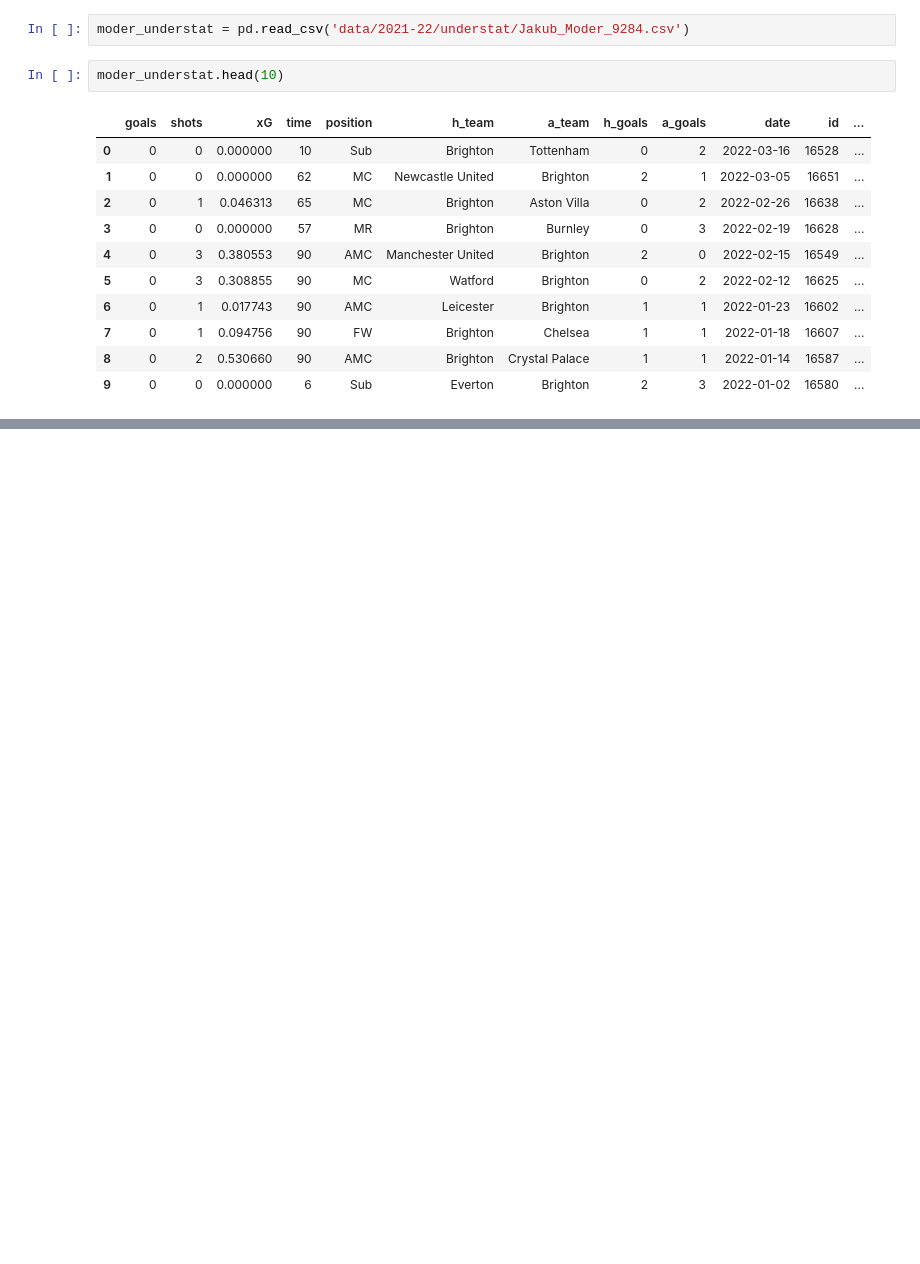
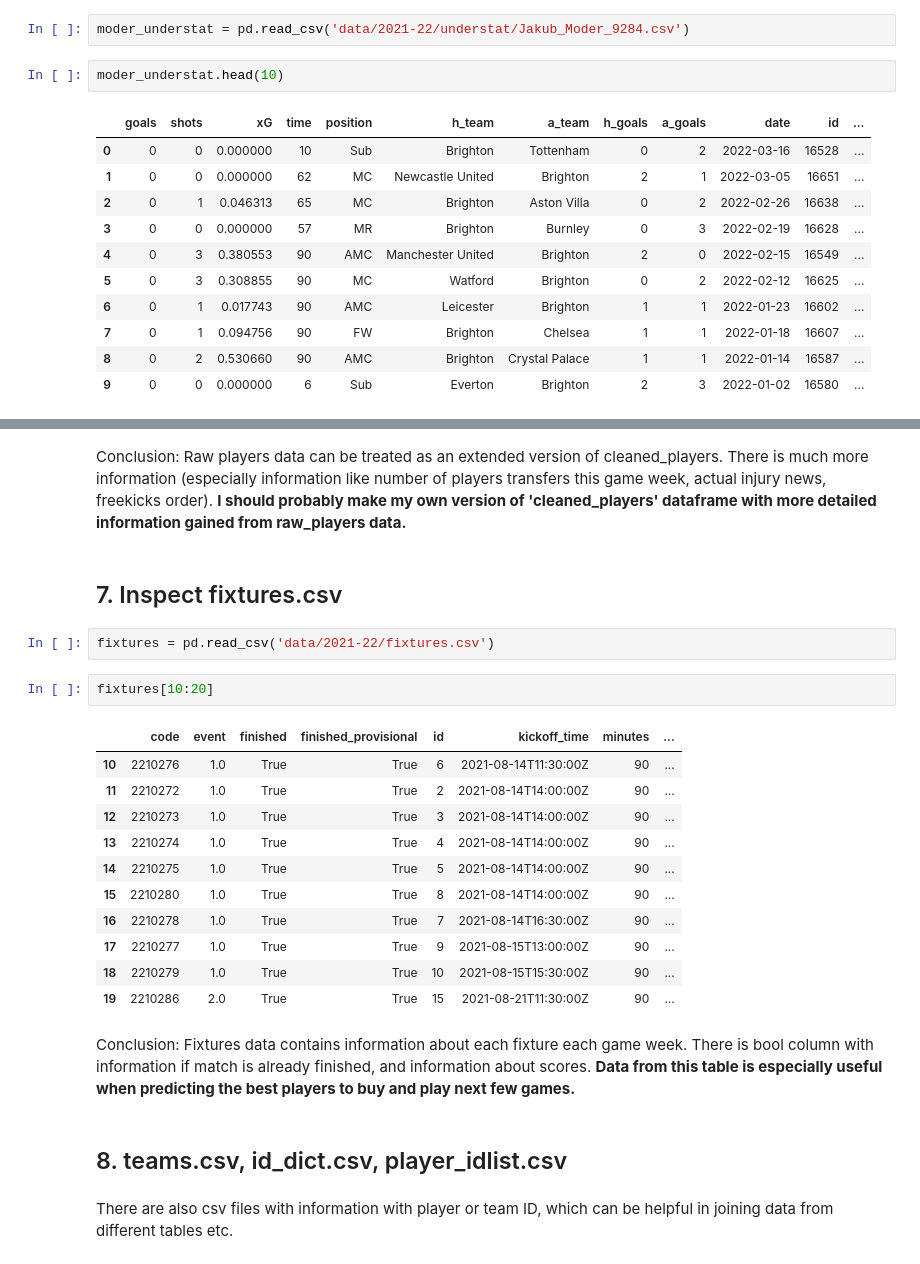
Before and after one commit to gracjans/FPL-AI-Manager_SwanseAI, a Jupyter notebook: EDA.ipynb, the cells around one changed output, grey strips where cells are left out. Saved outputs shown, nothing was run; the diff lists cells and outputs as text; blank space fills up the shorter version.

```diff
--- a/EDA.ipynb
+++ b/EDA.ipynb
@@ -158,0 +242,30 @@ moder_understat.head(10)
+# %% [markdown]
+Conclusion:
+Raw players data can be treated as an extended version of cleaned_players. There is much more information (especially information like number of players transfers this game week, actual injury news, freekicks order).
+**I should probably make my own version of 'cleaned_players' dataframe with more detailed information gained from raw_players data.**
+# %% [markdown]
+## 7. Inspect fixtures.csv
+# %%
+fixtures = pd.read_csv('data/2021-22/fixtures.csv')
+# %%
+fixtures[10:20]
+# %% [output]
+|  | code | event | finished | finished_provisional | id | kickoff_time | minutes | ... |
+| 10 | 2210276 | 1.0 | True | True | 6 | 2021-08-14T11:30:00Z | 90 | ... |
+| 11 | 2210272 | 1.0 | True | True | 2 | 2021-08-14T14:00:00Z | 90 | ... |
+| 12 | 2210273 | 1.0 | True | True | 3 | 2021-08-14T14:00:00Z | 90 | ... |
+| 13 | 2210274 | 1.0 | True | True | 4 | 2021-08-14T14:00:00Z | 90 | ... |
+| 14 | 2210275 | 1.0 | True | True | 5 | 2021-08-14T14:00:00Z | 90 | ... |
+| 15 | 2210280 | 1.0 | True | True | 8 | 2021-08-14T14:00:00Z | 90 | ... |
+| 16 | 2210278 | 1.0 | True | True | 7 | 2021-08-14T16:30:00Z | 90 | ... |
+| 17 | 2210277 | 1.0 | True | True | 9 | 2021-08-15T13:00:00Z | 90 | ... |
+| 18 | 2210279 | 1.0 | True | True | 10 | 2021-08-15T15:30:00Z | 90 | ... |
+| 19 | 2210286 | 2.0 | True | True | 15 | 2021-08-21T11:30:00Z | 90 | ... |
+# %% [markdown]
+Conclusion:
+Fixtures data contains information about each fixture each game week. There is bool column with information if match is already finished, and information about scores.
+**Data from this table is especially useful when predicting the best players to buy and play next few games.**
+# %% [markdown]
+## 8. teams.csv, id_dict.csv, player_idlist.csv
+# %% [markdown]
+There are also csv files with information with player or team ID, which can be helpful in joining data from different tables etc.
```
Also changed, not shown: parts of 18 cells of this notebook.
